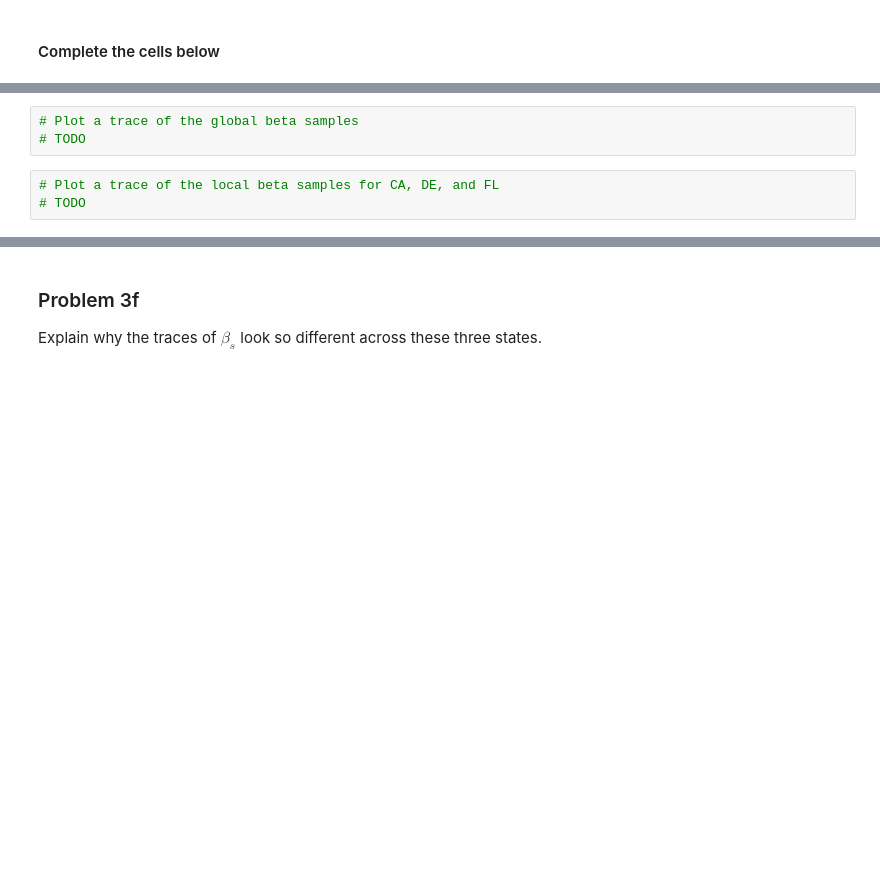
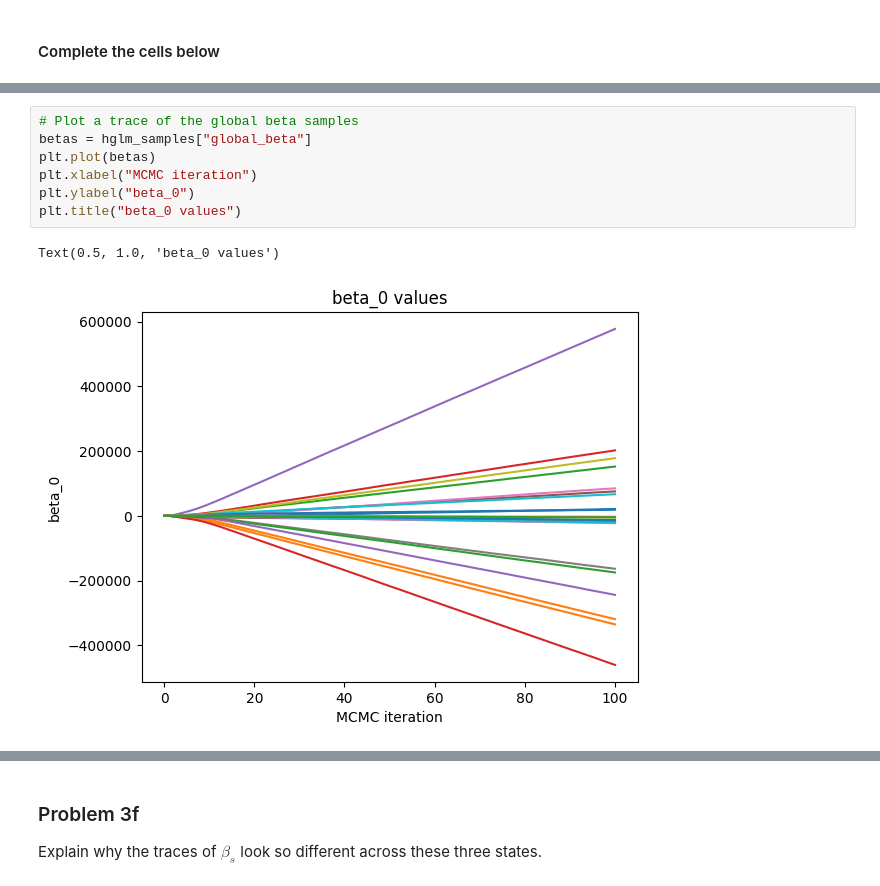
Before and after one commit to fatday/My-Grad-Math-Works, a Jupyter notebook: assignments/hw2/hw2.ipynb, the cells around one changed output, grey strips where cells are left out. Cells and saved outputs as stored; diff of their text form; blank space fills up the shorter version.

```diff
--- a/assignments/hw2/hw2.ipynb
+++ b/assignments/hw2/hw2.ipynb
@@ -986,6 +1019,10 @@ hglm_samples = hglm.gibbs(s, y, N, X,
 # %%
 # Plot a trace of the global beta samples
-# TODO
+betas = hglm_samples["global_beta"]
+plt.plot(betas)
+plt.xlabel("MCMC iteration")
+plt.ylabel("beta_0")
+plt.title("beta_0 values")
+# %% [output]
+Text(0.5, 1.0, 'beta_0 values')
+[figure, added]
-# %%
-# Plot a trace of the local beta samples for CA, DE, and FL
-# TODO
```
Also changed, not shown: parts of 12 cells of this notebook.
